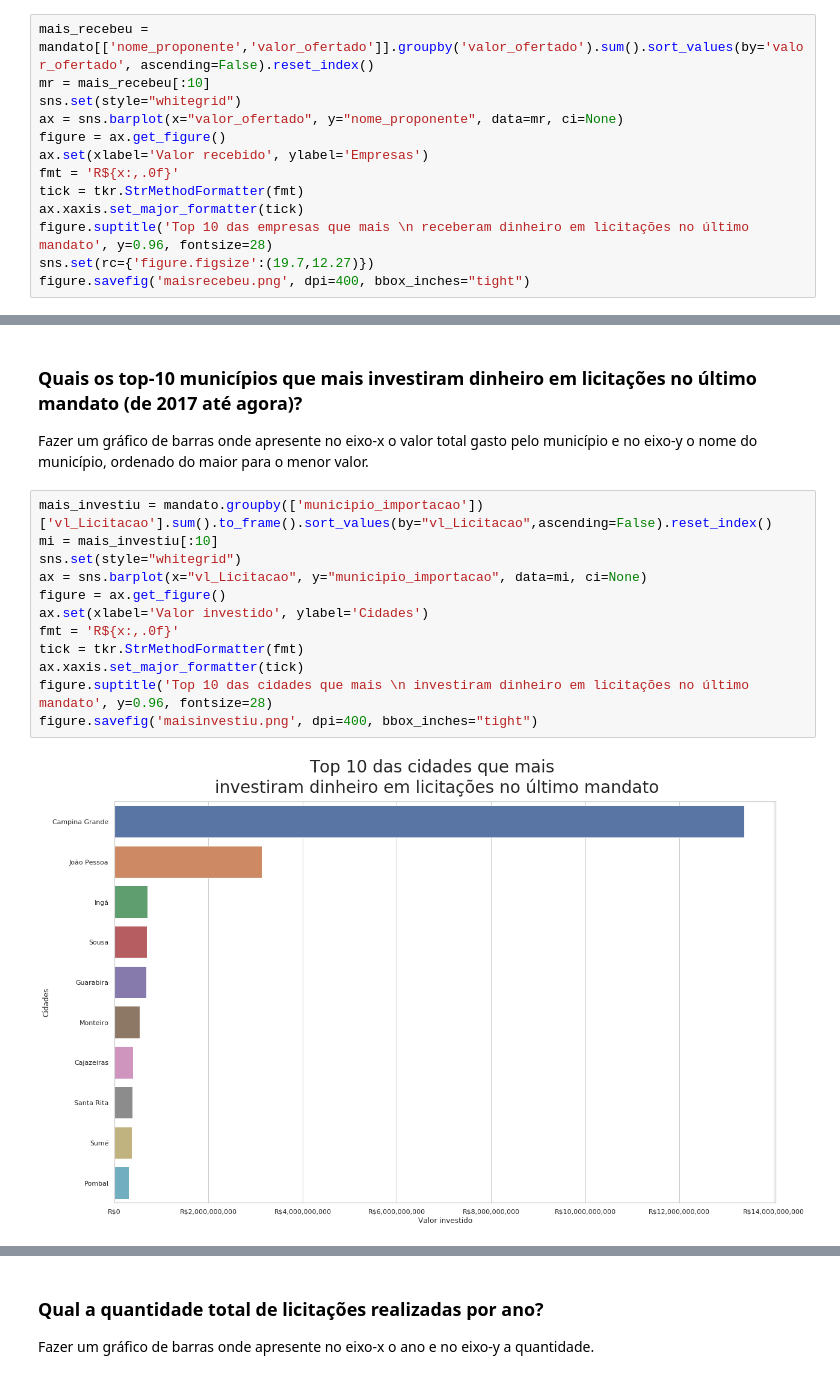
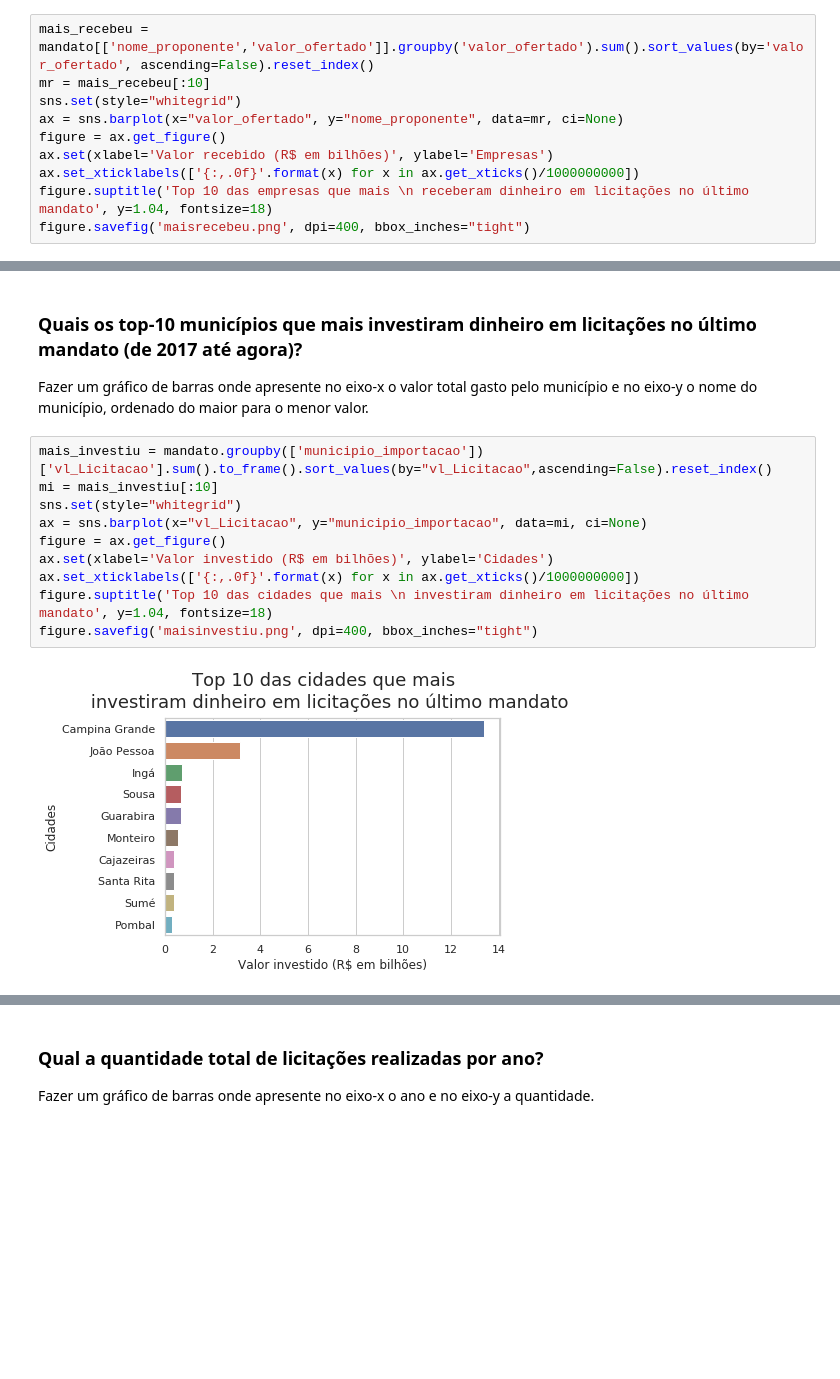
Before and after one commit to labdados/tec-cid, a Jupyter notebook: analise/expotec/expotec.ipynb, the cells around one changed output, grey strips where cells are left out. Cells and saved outputs as stored; diff of their text form; blank space fills up the shorter version.

```diff
--- a/analise/expotec/expotec.ipynb
+++ b/analise/expotec/expotec.ipynb
@@ -78,11 +58,8 @@ mr = mais_recebeu[:10]
 sns.set(style="whitegrid")
 ax = sns.barplot(x="valor_ofertado", y="nome_proponente", data=mr, ci=None)
 figure = ax.get_figure()
-ax.set(xlabel='Valor recebido', ylabel='Empresas')
-fmt = 'R${x:,.0f}'
-tick = tkr.StrMethodFormatter(fmt)
-ax.xaxis.set_major_formatter(tick)
-figure.suptitle('Top 10 das empresas que mais \n receberam dinheiro em licitações no último mandato', y=0.96, fontsize=28)
-sns.set(rc={'figure.figsize':(19.7,12.27)})
+ax.set(xlabel='Valor recebido (R$ em bilhões)', ylabel='Empresas')
+ax.set_xticklabels(['{:,.0f}'.format(x) for x in ax.get_xticks()/1000000000])
+figure.suptitle('Top 10 das empresas que mais \n receberam dinheiro em licitações no último mandato', y=1.04, fontsize=18)
 figure.savefig('maisrecebeu.png', dpi=400, bbox_inches="tight")
 # %% [output]
@@ -107,14 +70,12 @@ Fazer um gráfico de barras onde apresente no eixo-x o valor total gasto pelo mu
 # %%
 mais_investiu = mandato.groupby(['municipio_importacao'])['vl_Licitacao'].sum().to_frame().sort_values(by="vl_Licitacao",ascending=False).reset_index()
 mi = mais_investiu[:10]
 sns.set(style="whitegrid")
 ax = sns.barplot(x="vl_Licitacao", y="municipio_importacao", data=mi, ci=None)
 figure = ax.get_figure()
-ax.set(xlabel='Valor investido', ylabel='Cidades')
-fmt = 'R${x:,.0f}'
-tick = tkr.StrMethodFormatter(fmt)
-ax.xaxis.set_major_formatter(tick)
-figure.suptitle('Top 10 das cidades que mais \n investiram dinheiro em licitações no último mandato', y=0.96, fontsize=28)
+ax.set(xlabel='Valor investido (R$ em bilhões)', ylabel='Cidades')
+ax.set_xticklabels(['{:,.0f}'.format(x) for x in ax.get_xticks()/1000000000])
+figure.suptitle('Top 10 das cidades que mais \n investiram dinheiro em licitações no último mandato', y=1.04, fontsize=18)
 figure.savefig('maisinvestiu.png', dpi=400, bbox_inches="tight")
 # %% [output]
-[figure, old version]
+[figure, new version]
```
Also changed, not shown: parts of 14 cells of this notebook, 8 other files.
